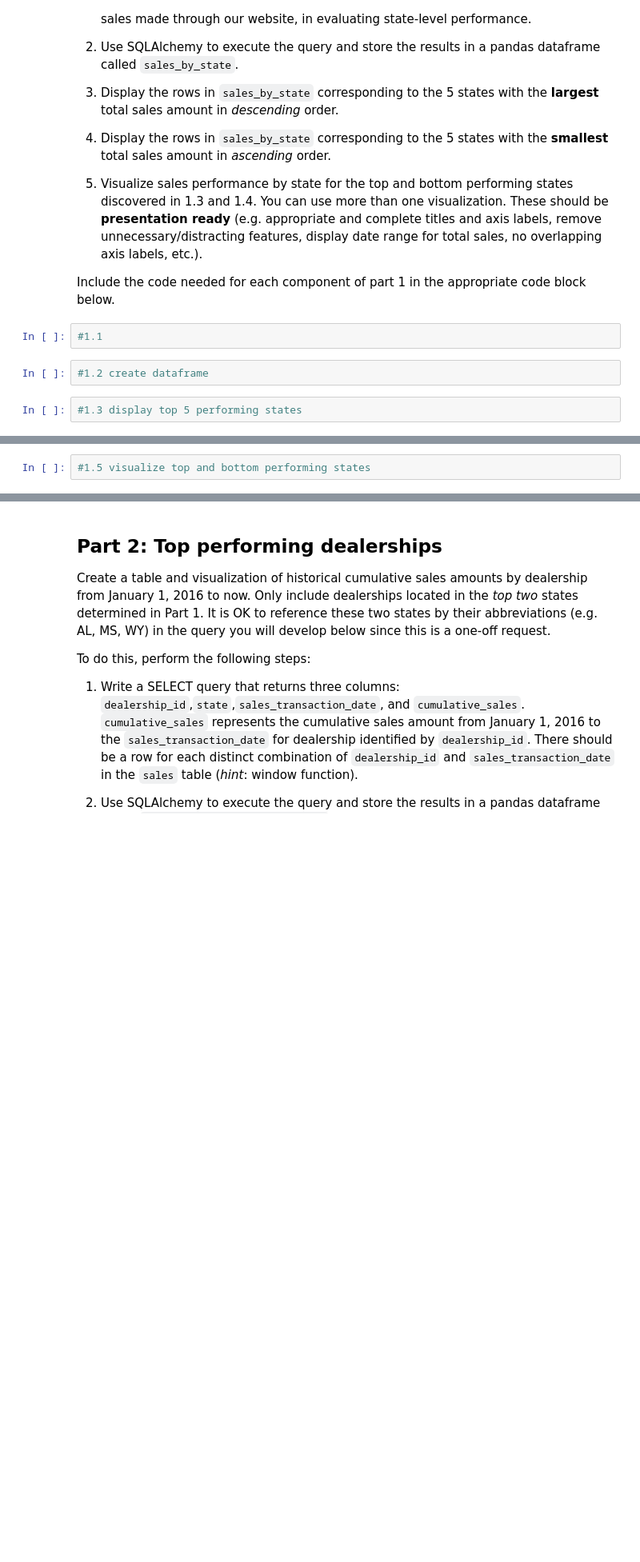
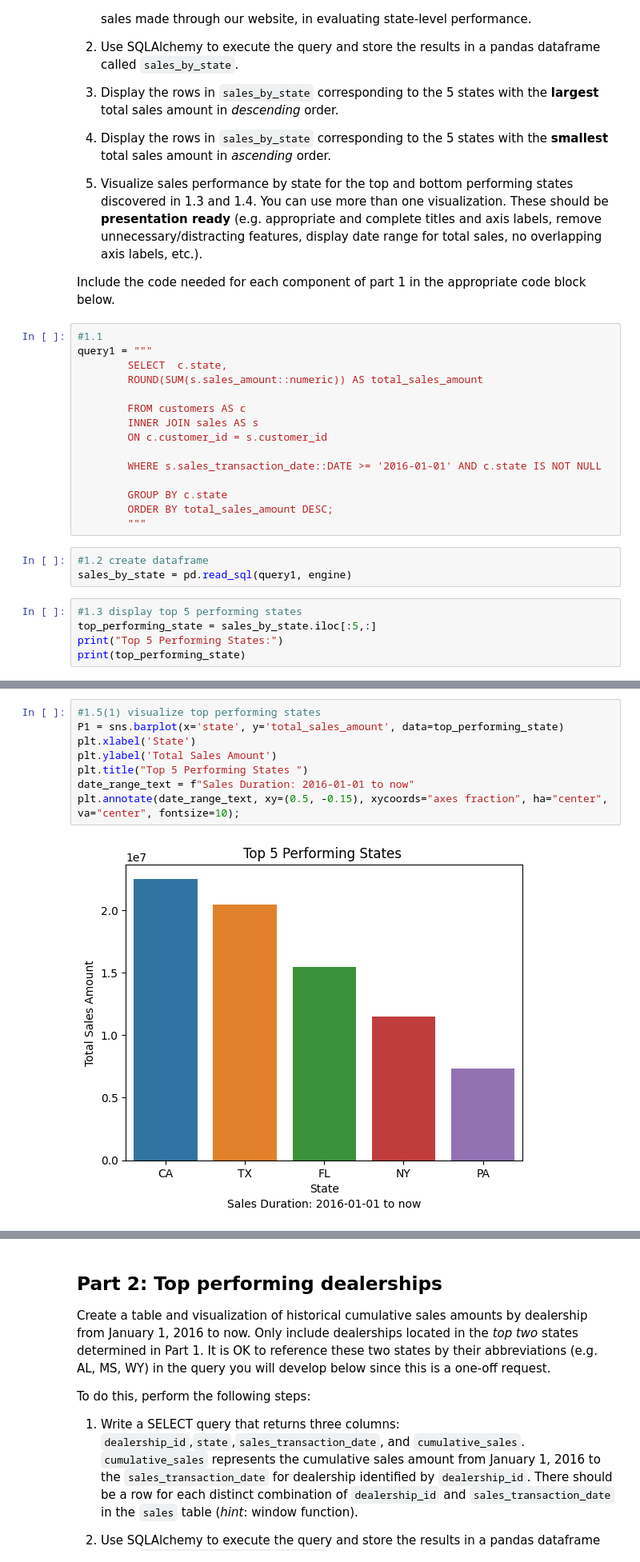
Before and after one commit to YSChen0609/visualize-this-group-32, a Jupyter notebook: PythonVizAssignment_Group32.ipynb, the cells around one changed output, grey strips where cells are left out. Shown at 80% size. Drawn from its saved outputs; the diff is of its cells as text; blank space fills up the shorter version.

```diff
--- a/PythonVizAssignment_Group32.ipynb
+++ b/PythonVizAssignment_Group32.ipynb
@@ -111,7 +111,24 @@ Your team promptly comes up with the following plan.
 Include the code needed for each component of part 1 in the appropriate code block below.
 # %%
 #1.1
+query1 = """
+        SELECT  c.state,
+        ROUND(SUM(s.sales_amount::numeric)) AS total_sales_amount
+
+        FROM customers AS c
+        INNER JOIN sales AS s
+        ON c.customer_id = s.customer_id
+
+        WHERE s.sales_transaction_date::DATE >= '2016-01-01' AND c.state IS NOT NULL
+
+        GROUP BY c.state
+        ORDER BY total_sales_amount DESC;
+        """
 # %%
 #1.2 create dataframe
+sales_by_state = pd.read_sql(query1, engine)
 # %%
 #1.3 display top 5 performing states
+top_performing_state = sales_by_state.iloc[:5,:]
+print("Top 5 Performing States:")
+print(top_performing_state)
@@ -120,2 +156,10 @@ Include the code needed for each component of part 1 in the appropriate code blo
 # %%
-#1.5 visualize top and bottom performing states
+#1.5(1) visualize top performing states
+P1 = sns.barplot(x='state', y='total_sales_amount', data=top_performing_state)
+plt.xlabel('State')
+plt.ylabel('Total Sales Amount')
+plt.title("Top 5 Performing States ")
+date_range_text = f"Sales Duration: 2016-01-01 to now"
+plt.annotate(date_range_text, xy=(0.5, -0.15), xycoords="axes fraction", ha="center", va="center", fontsize=10);
+# %% [output]
+[figure, added]
```
Also changed, not shown: parts of 10 cells of this notebook.
